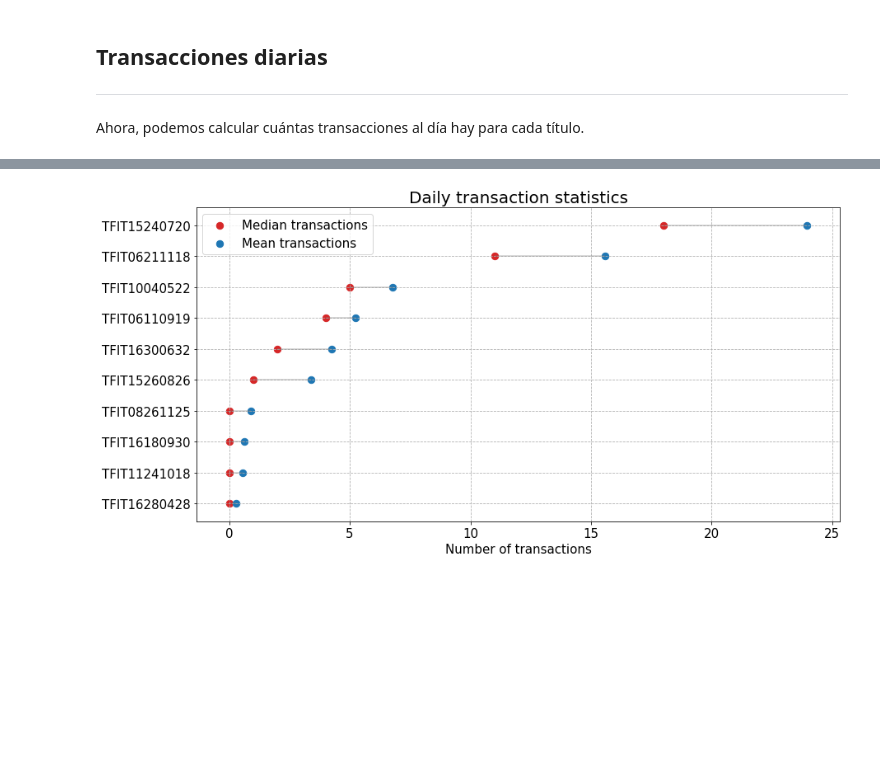
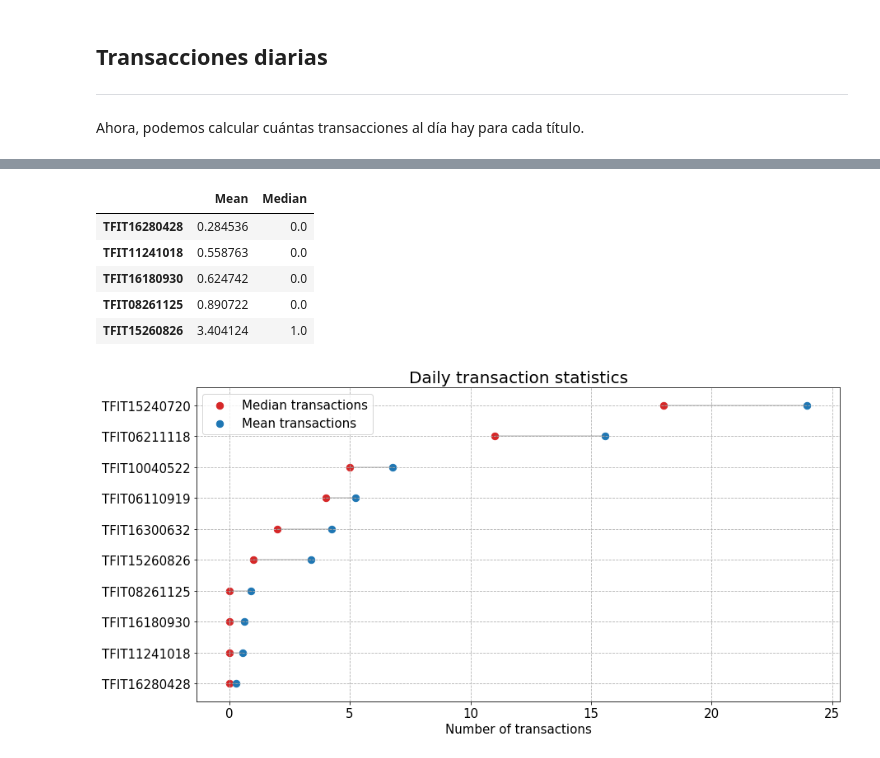
Before and after one commit to nromerodiaz/MFCThesis, a Jupyter notebook: Tesis.ipynb, the cells around one changed output, grey strips where cells are left out. Drawn from its saved outputs; the diff is of its cells as text; code cells hidden in the pictures; blank space fills up the shorter version.

```diff
--- a/Tesis.ipynb
+++ b/Tesis.ipynb
@@ -177,15 +173,22 @@ daily_trans = daily_transactions(data)
 # %%
 # Calculamos estadisticas de las transacciones
 media   = daily_trans.mean().values
 mediana = daily_trans.median().values
 nem     = daily_trans.mean().index.tolist()
 
 # Convertimos a dataframe
 data_di = {"Mean": media, "Median": mediana}
 
 # Quitamos el titulo que mas transa (outlier)
 trans_stats = pd.DataFrame(data_di, index=nem).sort_values(by="Mean", ascending=True).drop(["TFIT16240724"])
-#trans_stats
+trans_stats.head()
+# %% [output]
+|  | Mean | Median |
+| TFIT16280428 | 0.284536 | 0.0 |
+| TFIT11241018 | 0.558763 | 0.0 |
+| TFIT16180930 | 0.624742 | 0.0 |
+| TFIT08261125 | 0.890722 | 0.0 |
+| TFIT15260826 | 3.404124 | 1.0 |
 # %%
 # Graficamos las estadisticas de las transacciones
 
```
Also changed, not shown: parts of 21 cells of this notebook.
